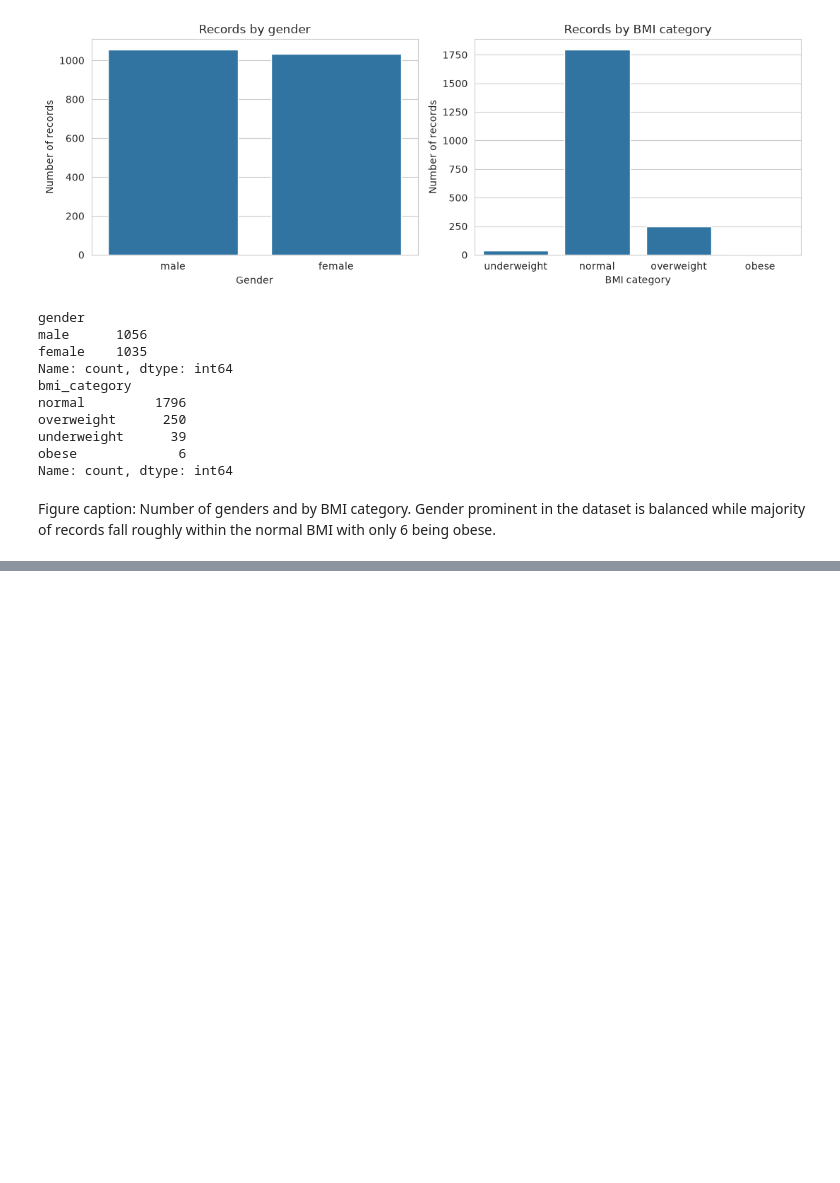
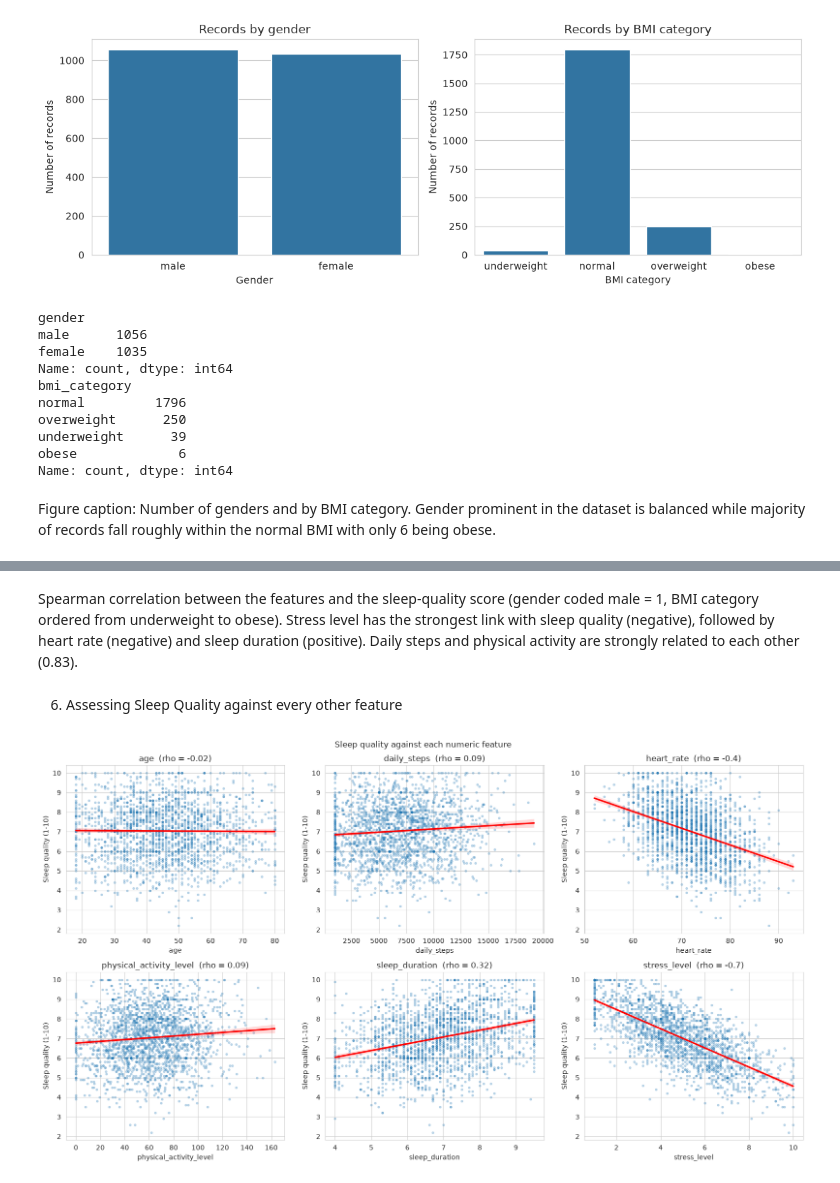
Before and after one commit to HamsMSaidam/QUALIFY, a Jupyter notebook: notebooks/02_EDA_layan.ipynb, the cells around one changed output, grey strips where cells are left out. Cells and saved outputs as stored; diff of their text form; code cells hidden in the pictures; blank space fills up the shorter version.

```diff
--- a/notebooks/02_EDA_layan.ipynb
+++ b/notebooks/02_EDA_layan.ipynb
@@ -216,0 +248,20 @@ Figure caption: Number of genders and by BMI category. Gender prominent in the d
+# %% [markdown]
+Spearman correlation between the features and the sleep-quality score (gender coded male = 1, BMI category ordered from underweight to obese). Stress level has the strongest link with sleep quality (negative), followed by heart rate (negative) and sleep duration (positive). Daily steps and physical activity are strongly related to each other (0.83).
+# %% [markdown]
+6. Assessing Sleep Quality against every other feature
+# %%
+fig, axes = plt.subplots(2, 3, figsize=(16, 9))
+axes = axes.flatten()
+for i in range(6):
+    col = num_cols[i]
+    sns.regplot(x=col, y=TARGET, data=df, ax=axes[i],
+                scatter_kws={"s": 8, "alpha": 0.25}, line_kws={"color": "red"})
+    r = round(df[col].corr(df[TARGET], method="spearman"), 2)
+    axes[i].set_title(col + "  (rho = " + str(r) + ")")
+    axes[i].set_ylabel("Sleep quality (1-10)")
+plt.suptitle("Sleep quality against each numeric feature")
+plt.tight_layout()
+plt.savefig(FIG + "/eda_06_quality_vs_features.png", dpi=200)
+plt.show()
+# %% [output]
+[figure, added]
```
Also changed, not shown: parts of 3 cells of this notebook, 2 other files.
